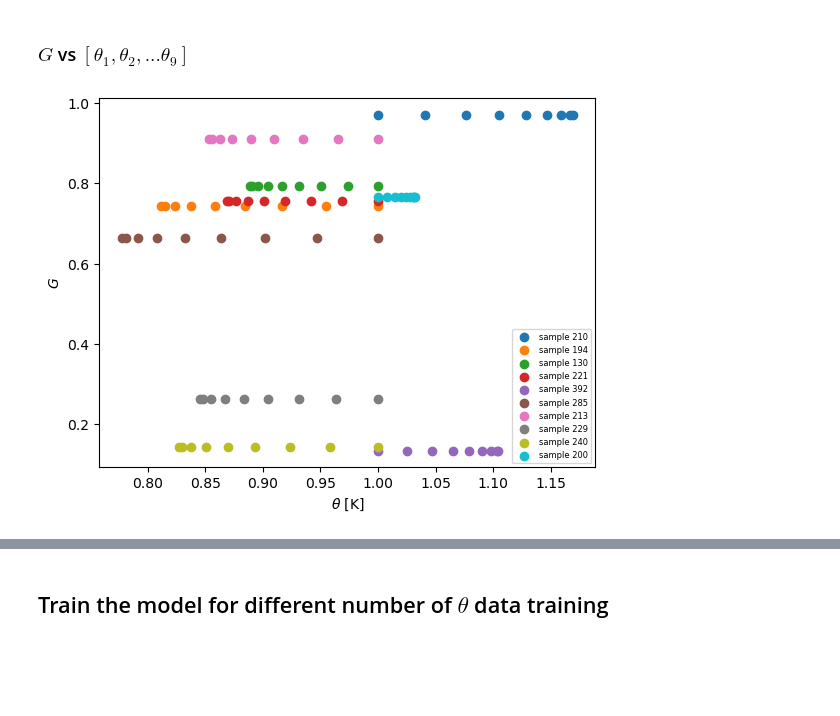
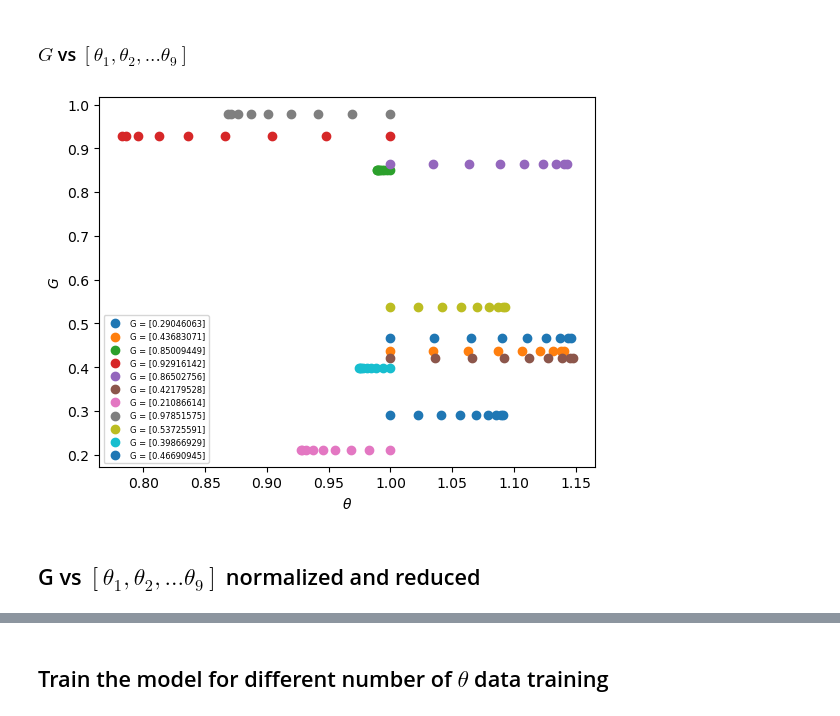
Before and after one commit to mvanzulli/Heat_Transfer_PINN, a Jupyter notebook: playground/Part1.ipynb, the cells around one changed output, grey strips where cells are left out. Drawn from its saved outputs; the diff is of its cells as text; code cells hidden in the pictures; blank space fills up the shorter version.

```diff
--- a/playground/Part1.ipynb
+++ b/playground/Part1.ipynb
@@ -403,5 +436,5 @@ plt.show()
 # %%
 T_inf = 27 + 273 #in K
 T_b = 127 + 273 #in K
-X_train = np.multiply(np.add(X_train, [-T_inf]), [1/(T_b - T_inf)])
-X_test = np.multiply(np.add(X_test, [-T_inf]), [1/(T_b - T_inf)])
+Theta_train = np.multiply(np.add(X_train, [-T_inf]), [1/(T_b - T_inf)])
+Theta_test = np.multiply(np.add(X_test, [-T_inf]), [1/(T_b - T_inf)])
@@ -410,14 +440,0 @@ X_test = np.multiply(np.add(X_test, [-T_inf]), [1/(T_b - T_inf)])
-# %%
-# normalize X_train
-X_train_normalized = normalize(X_train)
-
-num_plots = 10
-for i in range(num_plots):
-  picked = np.random.randint(0, X_train_normalized.shape[1])
-  label =  'G = {}'.format(Y_test[picked])
-  plt.plot(X_train[picked,:],label=label)
-
-plt.xlabel('# $X*$')
-plt.ylabel(r'$\theta (K)$')
-plt.legend(loc='upper left', prop={'size': 6})
-plt.show()
@@ -428,18 +443,25 @@ plt.show()
 # %%
 num_sample_plots = 10
 aux_ones = np.ones((X_train.shape[1],))
+samples_plotted = []
 
-for sample in range(num_sample_plots):
-    random_sample = np.random.randint(0, X_train.shape[0])
-    label = "sample {}".format(random_sample)
-    Y_plot = Y_train[random_sample][0] * aux_ones
-    plt.scatter(X_train[random_sample,:], Y_plot, label = label)
+while len(samples_plotted) <= num_sample_plots:
+    sample_picked = np.random.randint(0, Theta_train.shape[0])
+    if sample_picked not in samples_plotted:
+        G_sample = Y_train[sample_picked]
+        Y_plot = G_sample * aux_ones
+        label = "G = {}".format(G_sample)
+        plt.scatter(Theta_train[sample_picked,:], Y_plot, label = label)
+        samples_plotted.append(sample_picked)
 
 
 plt.legend(loc = 'lower left')
-plt.xlabel(r'$\theta$ [K]')
+plt.xlabel(r'$\theta$')
 plt.ylabel(r'$G$')
 plt.legend(loc='best', prop={'size': 6})
+plt.savefig('part1_outputs/figures/GvsTheta.png')
 plt.show()
 # %% [output]
-[figure, old version]
+[figure, new version]
+# %% [markdown]
+## G vs $[\theta_1, \theta_2,... \theta_9]$ normalized and reduced
```
Also changed, not shown: parts of 42 cells of this notebook, 7 other files.
